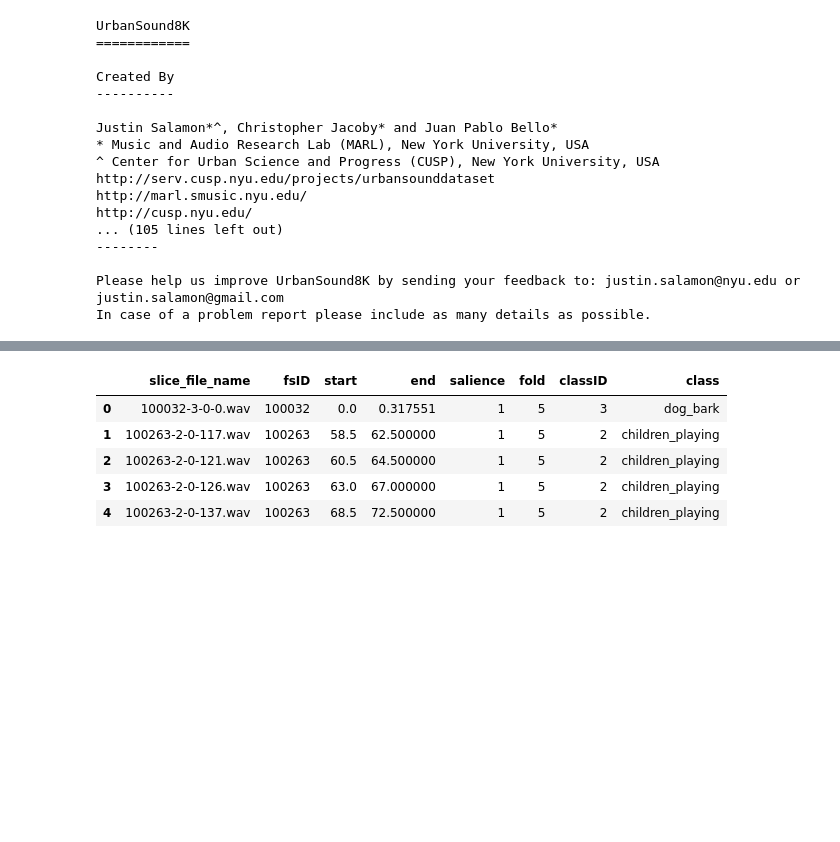
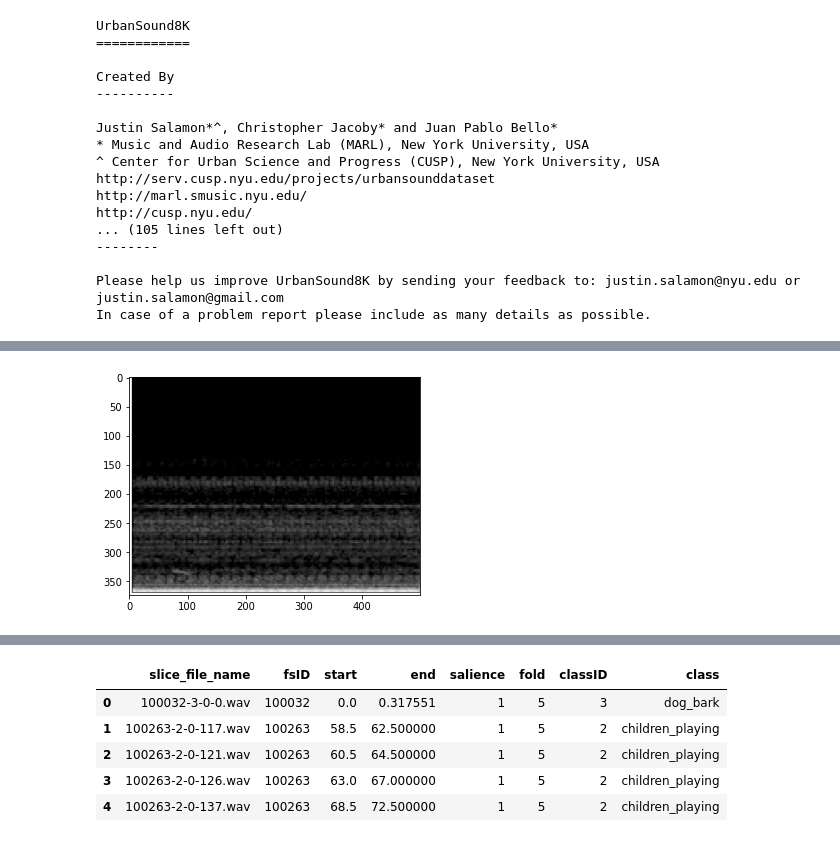
Before and after one commit to aysebyz5942/Urban_Sounds_Classification_Global_AI_Hub, a Jupyter notebook: Önişleme.ipynb, the cells around one changed output, grey strips where cells are left out. Cells and saved outputs as stored; diff of their text form; code cells hidden in the pictures; blank space fills up the shorter version.

```diff
--- a/Önişleme.ipynb
+++ b/Önişleme.ipynb
@@ -69,0 +103,10 @@ In case of a problem report please include as many details as possible.
+# %%
+def rgb2gray(rgb):
+    return np.dot(rgb[...,:3], [0.2989, 0.5870, 0.1140])
+
+img2 = mpimg.imread('/content/drive/MyDrive/spectrograms/5/102857-5-0-0.png')
+gray2 = rgb2gray(img2)
+plt.imshow(gray2, cmap=plt.get_cmap('gray'), vmin=0, vmax=1)
+plt.show()
+# %% [output]
+[figure, added]
```
Also changed, not shown: parts of 10 cells of this notebook.
